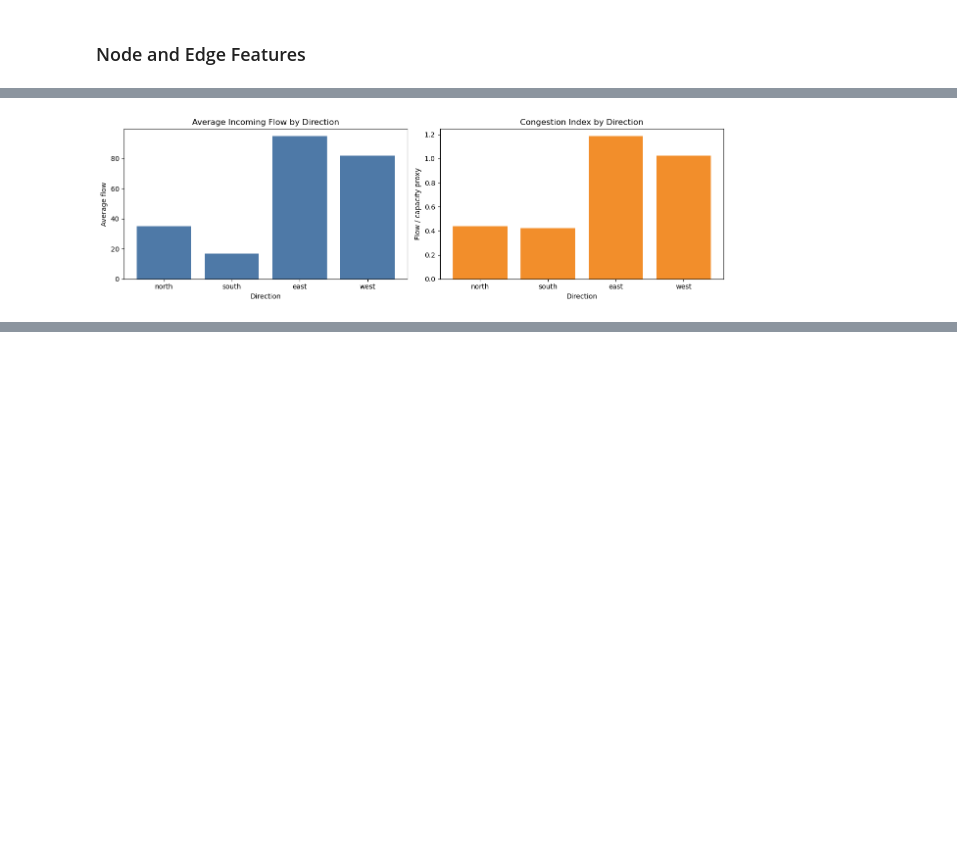
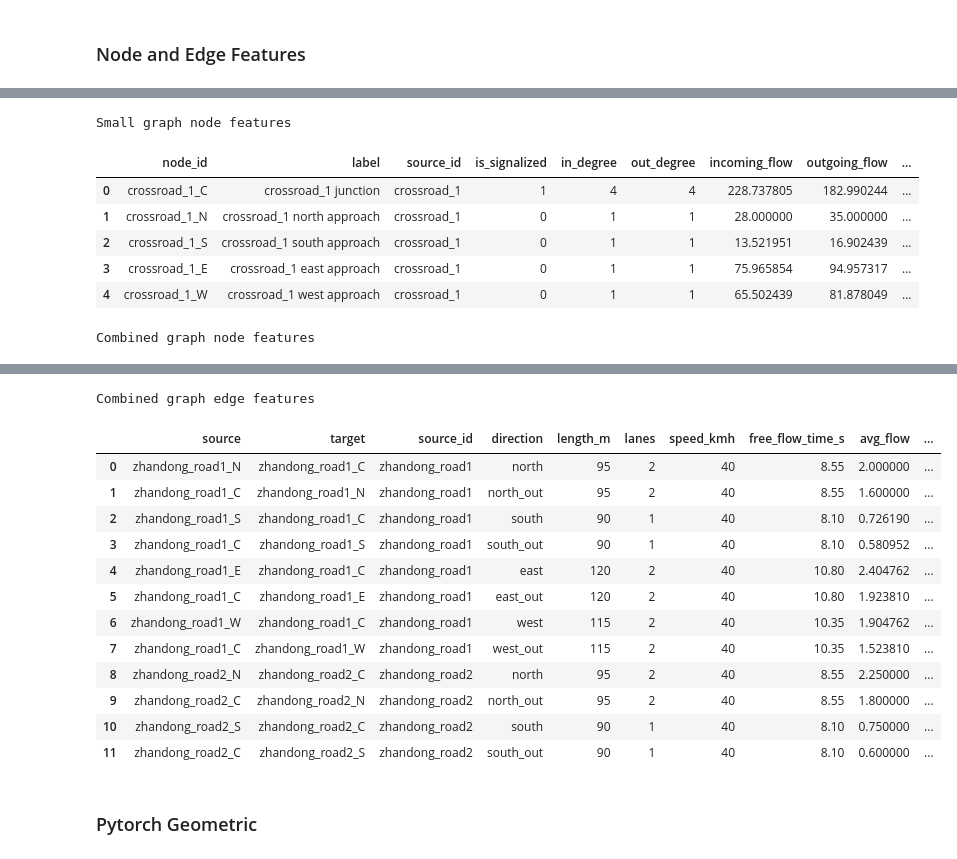
Before and after one commit to MaksymChekhun/Project_AdvancedAI, a Jupyter notebook: Data/Task_4_GNN.ipynb, the cells around one changed output, grey strips where cells are left out. Cells and saved outputs as stored; diff of their text form; code cells hidden in the pictures; blank space fills up the shorter version.

```diff
--- a/Data/Task_4_GNN.ipynb
+++ b/Data/Task_4_GNN.ipynb
@@ -233,18 +326,18 @@ node_features.head(5)
-# %%
-incoming_edges = edge_data[edge_data["target"] == "C"].copy()
-
-fig, axes = plt.subplots(1, 2, figsize=(13, 4))
-axes[0].bar(incoming_edges["direction"], incoming_edges["avg_flow"], color="#4e79a7")
-axes[0].set_title("Average Incoming Flow by Direction")
-axes[0].set_xlabel("Direction")
-axes[0].set_ylabel("Average flow")
-
-axes[1].bar(incoming_edges["direction"], incoming_edges["congestion_index"], color="#f28e2b")
-axes[1].set_title("Congestion Index by Direction")
-axes[1].set_xlabel("Direction")
-axes[1].set_ylabel("Flow / capacity proxy")
-
-plt.tight_layout()
-plt.show()
-# %% [output]
-[figure, removed]
+# %%
+print("Small graph node features")
+display(small_node_features)
+
+print("Combined graph node features")
+display(combined_node_features)
+
+print("Combined graph edge features")
+display(combined_edges.head(12))
+# %% [output]
+Small graph node features
+|  | node_id | label | source_id | is_signalized | in_degree | out_degree | incoming_flow | outgoing_flow | ... |
+| 0 | crossroad_1_C | crossroad_1 junction | crossroad_1 | 1 | 4 | 4 | 228.737805 | 182.990244 | ... |
+| 1 | crossroad_1_N | crossroad_1 north approach | crossroad_1 | 0 | 1 | 1 | 28.000000 | 35.000000 | ... |
+| 2 | crossroad_1_S | crossroad_1 south approach | crossroad_1 | 0 | 1 | 1 | 13.521951 | 16.902439 | ... |
+| 3 | crossroad_1_E | crossroad_1 east approach | crossroad_1 | 0 | 1 | 1 | 75.965854 | 94.957317 | ... |
+| 4 | crossroad_1_W | crossroad_1 west approach | crossroad_1 | 0 | 1 | 1 | 65.502439 | 81.878049 | ... |
+Combined graph node features
@@ -251 +355,17 @@ plt.show()
+Combined graph edge features
+|  | source | target | source_id | direction | length_m | lanes | speed_kmh | free_flow_time_s | avg_flow | ... |
+| 0 | zhandong_road1_N | zhandong_road1_C | zhandong_road1 | north | 95 | 2 | 40 | 8.55 | 2.000000 | ... |
+| 1 | zhandong_road1_C | zhandong_road1_N | zhandong_road1 | north_out | 95 | 2 | 40 | 8.55 | 1.600000 | ... |
+| 2 | zhandong_road1_S | zhandong_road1_C | zhandong_road1 | south | 90 | 1 | 40 | 8.10 | 0.726190 | ... |
+| 3 | zhandong_road1_C | zhandong_road1_S | zhandong_road1 | south_out | 90 | 1 | 40 | 8.10 | 0.580952 | ... |
+| 4 | zhandong_road1_E | zhandong_road1_C | zhandong_road1 | east | 120 | 2 | 40 | 10.80 | 2.404762 | ... |
+| 5 | zhandong_road1_C | zhandong_road1_E | zhandong_road1 | east_out | 120 | 2 | 40 | 10.80 | 1.923810 | ... |
+| 6 | zhandong_road1_W | zhandong_road1_C | zhandong_road1 | west | 115 | 2 | 40 | 10.35 | 1.904762 | ... |
+| 7 | zhandong_road1_C | zhandong_road1_W | zhandong_road1 | west_out | 115 | 2 | 40 | 10.35 | 1.523810 | ... |
+| 8 | zhandong_road2_N | zhandong_road2_C | zhandong_road2 | north | 95 | 2 | 40 | 8.55 | 2.250000 | ... |
+| 9 | zhandong_road2_C | zhandong_road2_N | zhandong_road2 | north_out | 95 | 2 | 40 | 8.55 | 1.800000 | ... |
+| 10 | zhandong_road2_S | zhandong_road2_C | zhandong_road2 | south | 90 | 1 | 40 | 8.10 | 0.750000 | ... |
+| 11 | zhandong_road2_C | zhandong_road2_S | zhandong_road2 | south_out | 90 | 1 | 40 | 8.10 | 0.600000 | ... |
+# %% [markdown]
+### Pytorch Geometric
 # %%
```
Also changed, not shown: parts of 28 cells of this notebook, 1 other file.
